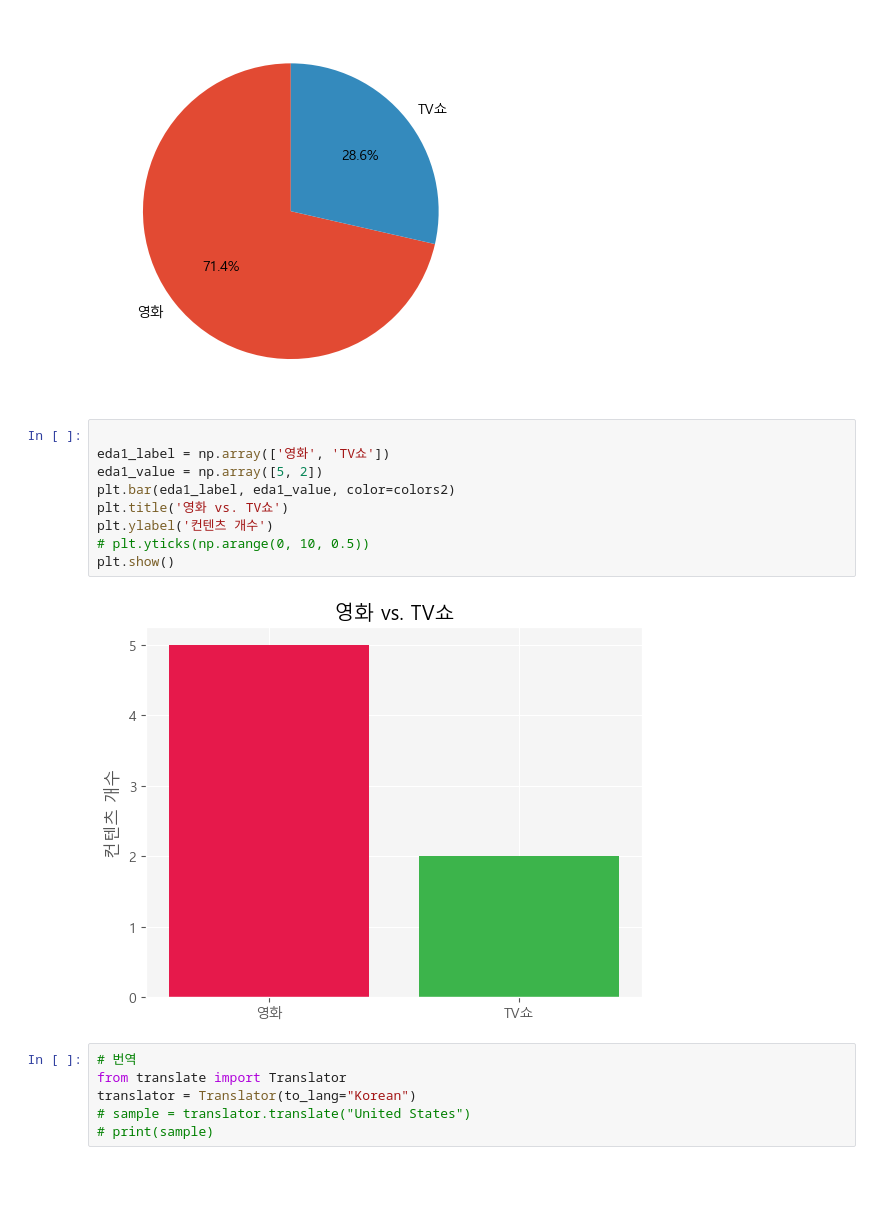
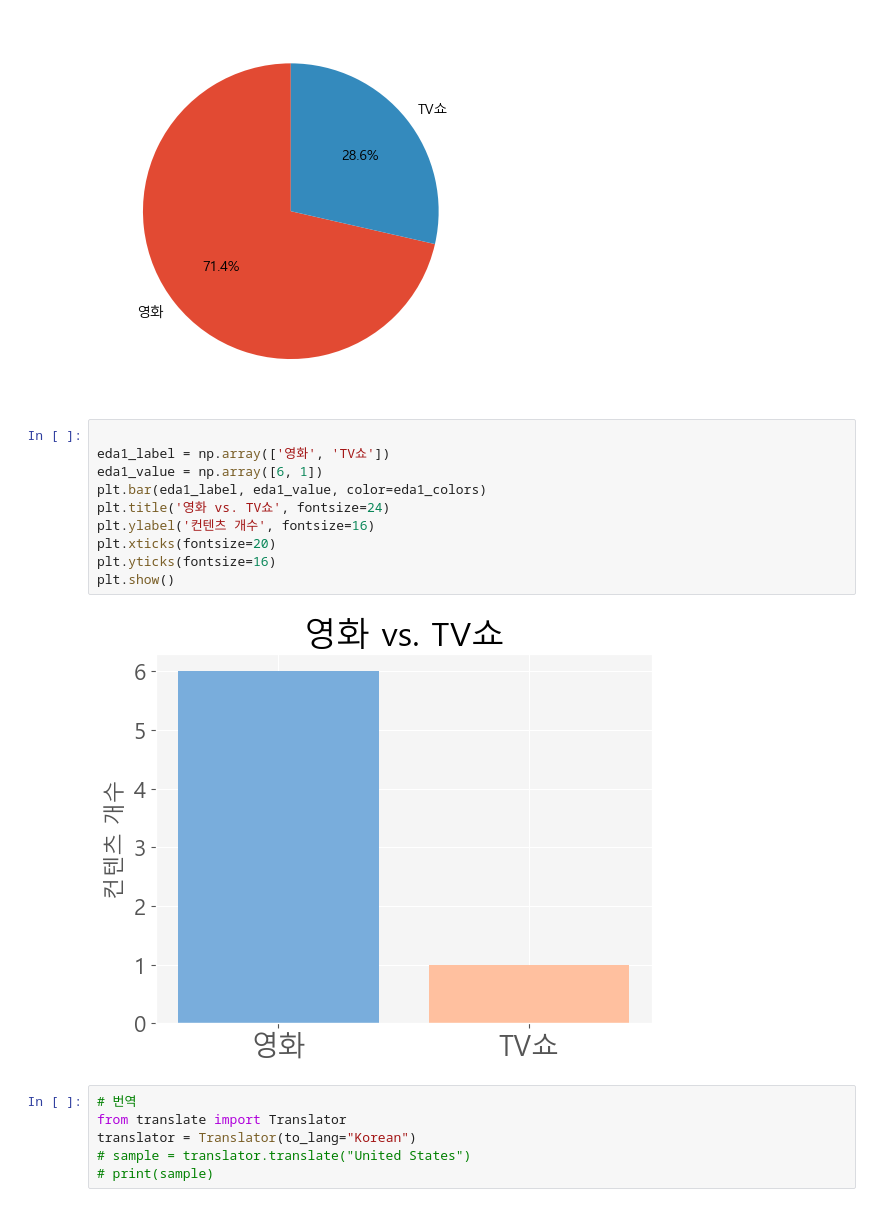
Before and after one commit to jpjun8/C3cube, a Jupyter notebook: DA_Nocode/example.ipynb, the cells around one changed output. Drawn from its saved outputs; the diff is of its cells as text; blank space fills up the shorter version.

```diff
--- a/DA_Nocode/example.ipynb
+++ b/DA_Nocode/example.ipynb
@@ -106,14 +116,15 @@ plt.show()
 # %%
 
 eda1_label = np.array(['영화', 'TV쇼'])
-eda1_value = np.array([5, 2])
-plt.bar(eda1_label, eda1_value, color=colors2)
-plt.title('영화 vs. TV쇼')
-plt.ylabel('컨텐츠 개수')
-# plt.yticks(np.arange(0, 10, 0.5))
+eda1_value = np.array([6, 1])
+plt.bar(eda1_label, eda1_value, color=eda1_colors)
+plt.title('영화 vs. TV쇼', fontsize=24)
+plt.ylabel('컨텐츠 개수', fontsize=16)
+plt.xticks(fontsize=20)
+plt.yticks(fontsize=16)
 plt.show()
 # %% [output]
-[figure, old version]
+[figure, new version]
 # %%
 # 번역
 from translate import Translator
```
Also changed, not shown: parts of 9 cells of this notebook, 43 other files.
